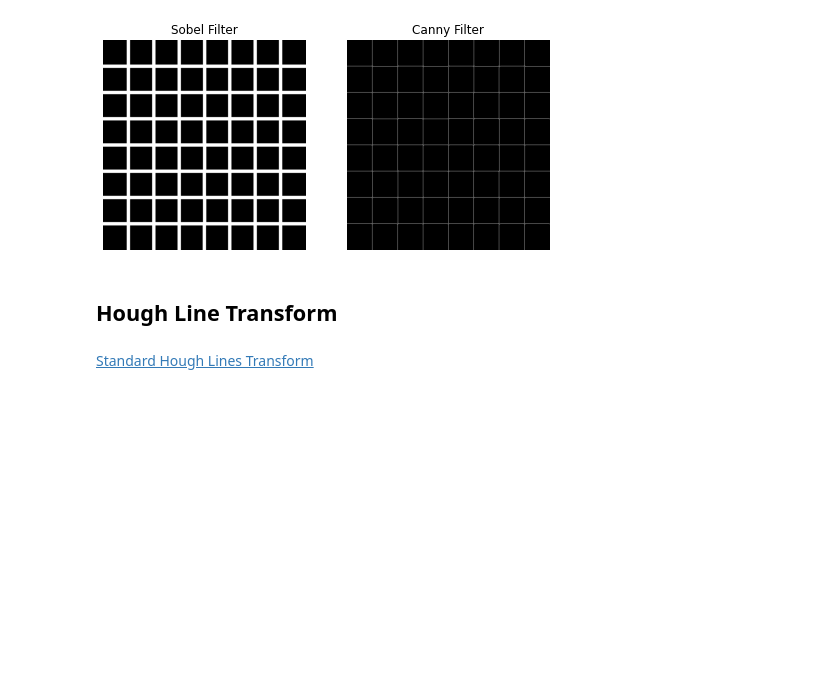
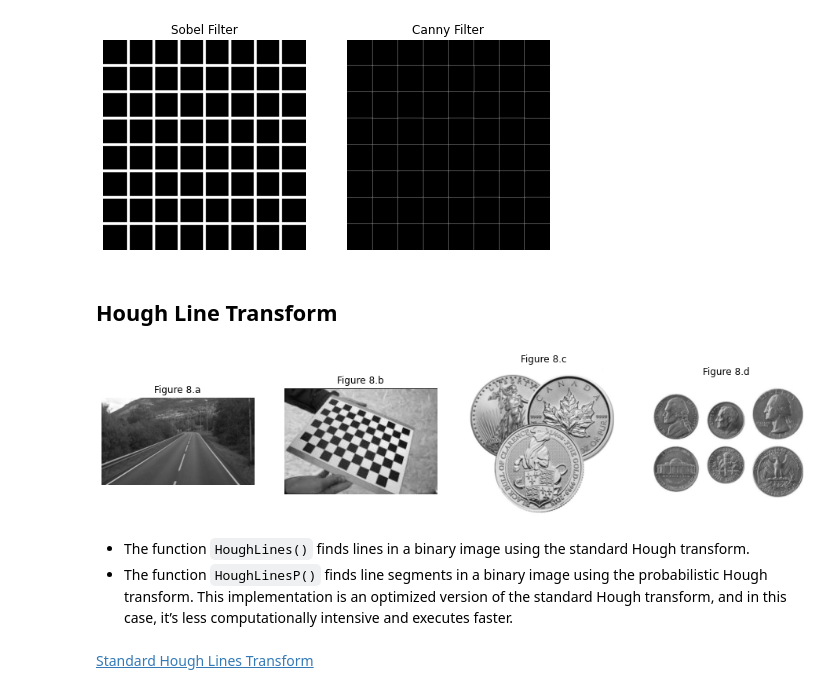
Before and after one commit to paulinho-16/MEIC-VC, a Jupyter notebook: Exercises/Part1/3_edge_detection.ipynb, the cells around one changed output. Drawn from its saved outputs; the diff is of its cells as text; code cells hidden in the pictures; blank space fills up the shorter version.

```diff
--- a/Exercises/Part1/3_edge_detection.ipynb
+++ b/Exercises/Part1/3_edge_detection.ipynb
@@ -148,5 +149,36 @@ plt.show()
 [figure]
 # %% [markdown]
 ## Hough Line Transform
+# %%
+# Opening the images
+img8a = cv2.imread(os.path.join(dataDir, 'streetLines_01.jpg'), 0)
+img8b = cv2.imread(os.path.join(dataDir, 'chessboard_02.jpg'), 0)
+img8c = cv2.imread(os.path.join(dataDir, 'coins_02.jpg'), 0)
+img8d = cv2.imread(os.path.join(dataDir, 'coins_01.jpg'), 0)
+
+fig, ax = plt.subplots(1,4,figsize=(16,12))
+
+ax[0].imshow(img8a, cmap='gray', vmin=0)
+ax[0].set_title('Figure 8.a')
+ax[0].axis('off')
+
+ax[1].imshow(img8b, cmap = 'gray', vmin=0)
+ax[1].set_title('Figure 8.b')
+ax[1].axis('off')
+
+ax[2].imshow(img8c, cmap = 'gray', vmin=0)
+ax[2].set_title('Figure 8.c')
+ax[2].axis('off')
+
+ax[3].imshow(img8d, cmap = 'gray', vmin=0)
+ax[3].set_title('Figure 8.d')
+ax[3].axis('off')
+
+plt.show()
+# %% [output]
+[figure, added]
+# %% [markdown]
+- The function `HoughLines()` finds lines in a binary image using the standard Hough transform.
+- The function `HoughLinesP()` finds line segments in a binary image using the probabilistic Hough transform. This implementation is an optimized version of the standard Hough transform, and in this case, it’s less computationally intensive and executes faster.
 # %% [markdown]
 [Standard Hough Lines Transform](https://docs.opencv.org/3.4/dd/d1a/group__imgproc__feature.html#ga46b4e588934f6c8dfd509cc6e0e4545a)
```
Also changed, not shown: parts of 12 cells of this notebook.
